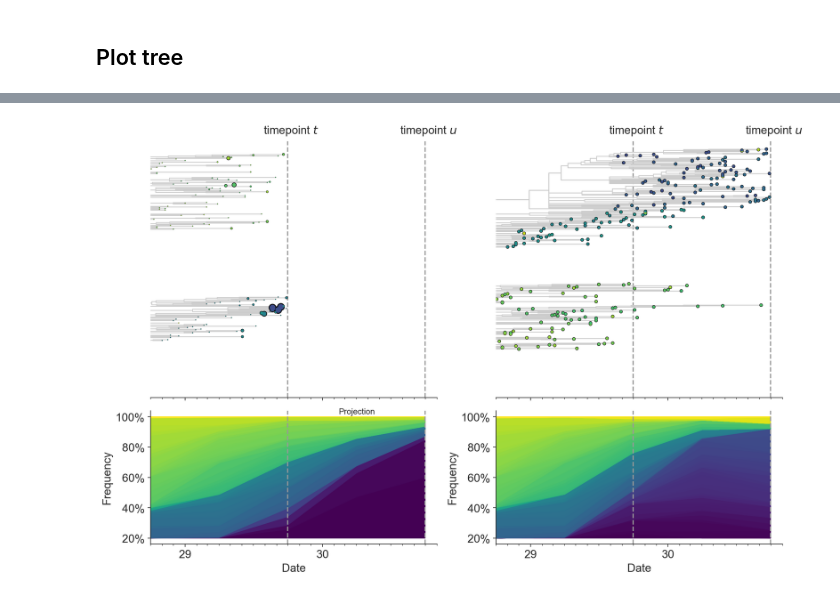
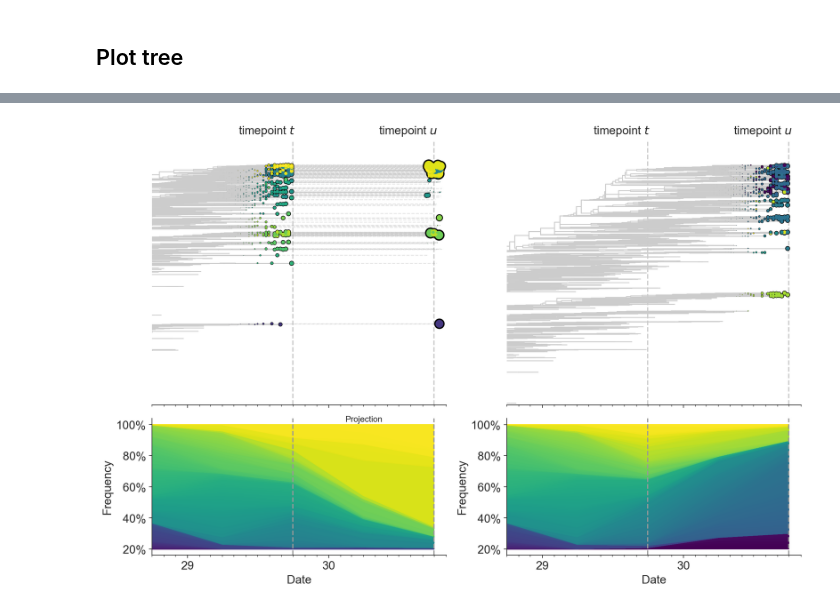
Before and after one commit to blab/flu-forecasting, a Jupyter notebook: analyses/2019-09-20-plot-model-diagram.ipynb, the cells around one changed output, grey strips where cells are left out. Drawn from its saved outputs; the diff is of its cells as text; code cells hidden in the pictures.

```diff
--- a/analyses/2019-09-20-plot-model-diagram.ipynb
+++ b/analyses/2019-09-20-plot-model-diagram.ipynb
@@ -229,7 +256,7 @@ latest_sample_date_in_t
 # %%
 earliest_date_to_plot = latest_sample_date_in_t - 2.0
 # %%
-with open("../results/auspice/flu_simulated_simulated_sample_1_2030-10-01_tree.json", "r") as fh:
+with open("../results/auspice/flu_simulated_simulated_sample_3_2030-10-01_tree.json", "r") as fh:
     tree_json_for_u = json.load(fh)
 # %%
 tree_for_u = json_to_tree(tree_json_for_u)
@@ -290,5 +317,5 @@ sns.heatmap(distances)
 # %%
-X_embedded_1d = TSNE(n_components=1, learning_rate=300).fit_transform(distances)
+X_embedded_1d = TSNE(n_components=1, learning_rate=500).fit_transform(distances)
 # %%
 fig, ax = plt.subplots(1, 1, figsize=(6, 1))
 ax.plot(X_embedded_1d[:, 0], np.zeros_like(X_embedded_1d[:, 0]), ".", alpha=0.05)
@@ -332,10 +359,10 @@ rank_df.head()
 
 Load tip frequencies from auspice. These should include a `projected_pivot` key and one or more pivots after that timepoint for each tip.
 # %%
-with open("../results/auspice/flu_simulated_simulated_sample_1_2029-10-01_tip-frequencies.json", "r") as fh:
+with open("../results/auspice/flu_simulated_simulated_sample_3_2029-10-01_tip-frequencies.json", "r") as fh:
     frequencies_for_t = json.load(fh)
 # %%
-with open("../results/auspice/flu_simulated_simulated_sample_1_2030-10-01_tip-frequencies.json", "r") as fh:
+with open("../results/auspice/flu_simulated_simulated_sample_3_2030-10-01_tip-frequencies.json", "r") as fh:
     frequencies_for_u = json.load(fh)
 # %%
 pivots = frequencies_for_t.pop("pivots")
@@ -520,14 +630,17 @@ tree_ax = fig.add_subplot(gs[0])
 tree_ax, colorbar_ax = plot_tree_by_datetime(
     tree_for_t,
     color_by_trait="rank",
-    size_by_trait="projected_frequency",
+    size_by_trait="frequency_at_t",
     ax=tree_ax,
     start_date=start_date,
     end_date=end_date,
     tip_size=tip_size,
-    initial_branch_width=1
+    initial_branch_width=1,
+    plot_projection_from_date=timepoint_t,
+    plot_projection_to_date=timepoint_u,
+    projection_attr="projected_frequency_at_u"
 )
-tree_ax.set_ylim(400, 750)
+tree_ax.set_ylim(3500, 6900)
 
 years = mdates.YearLocator()
 years_fmt = mdates.DateFormatter("%y")
@@ -537,18 +650,18 @@ tree_ax.xaxis.set_major_formatter(years_fmt)
 tree_ax.xaxis.set_minor_locator(months)
 tree_ax.format_xdata = mdates.DateFormatter("%b %y")
 
-tree_ax.text(0.49, 1.0, "timepoint $t$",
+tree_ax.text(0.39, 1.0, "timepoint $t$",
              horizontalalignment='center',
              verticalalignment='center',
              transform=tree_ax.transAxes,
              fontdict={"fontsize": 14})
-tree_ax.text(0.97, 1.0, "timepoint $u$",
+tree_ax.text(0.87, 1.0, "timepoint $u$",
              horizontalalignment='center',
              verticalalignment='center',
              transform=tree_ax.transAxes,
              fontdict={"fontsize": 14})
-tree_ax.axvline(x=timepoint_t, ymax=0.96, color="#999999", linestyle="--")
-tree_ax.axvline(x=timepoint_u, ymax=0.96, color="#999999", linestyle="--")
+tree_ax.axvline(x=timepoint_t, ymax=0.96, color="#999999", linestyle="--", alpha=0.5)
+tree_ax.axvline(x=timepoint_u, ymax=0.96, color="#999999", linestyle="--", alpha=0.5)
 
 # Frequency plot for timepoint t
 
@@ -592,64 +705,65 @@ tree_u_ax = fig.add_subplot(gs[1])
 tree_u_ax, colorbar_u_ax = plot_tree_by_datetime(
     tree_for_u,
     color_by_trait="rank",
+    size_by_trait="frequency_at_u",
     ax=tree_u_ax,
     start_date=start_date,
     end_date=end_date,
     tip_size=tip_size,
     initial_branch_width=1
 )
-tree_u_ax.set_ylim(300, 750)
+tree_u_ax.set_ylim(3500, 6900)
 
 tree_u_ax.xaxis.set_major_locator(years)
 tree_u_ax.xaxis.set_major_formatter(years_fmt)
 tree_u_ax.xaxis.set_minor_locator(months)
 tree_u_ax.format_xdata = mdates.DateFormatter("%b %y")
 
-tree_u_ax.text(0.49, 1.0, "timepoint $t$",
+tree_u_ax.text(0.39, 1.0, "timepoint $t$",
              horizontalalignment='center',
              verticalalignment='center',
              transform=tree_u_ax.transAxes,
              fontdict={"fontsize": 14})
-tree_u_ax.text(0.97, 1.0, "timepoint $u$",
+tree_u_ax.text(0.87, 1.0, "timepoint $u$",
              horizontalalignment='center',
              verticalalignment='center',
              transform=tree_u_ax.transAxes,
              fontdict={"fontsize": 14})
-tree_u_ax.axvline(x=timepoint_t, ymax=0.96, color="#999999", linestyle="--")
-tree_u_ax.axvline(x=timepoint_u, ymax=0.96, color="#999999", linestyle="--")
+tree_u_ax.axvline(x=timepoint_t, ymax=0.96, color="#999999", linestyle="--", alpha=0.5)
+tree_u_ax.axvline(x=timepoint_u, ymax=0.96, color="#999999", linestyle="--", alpha=0.5)
 
 # Frequency plot for timepoint u
 
 frequency_u_ax = fig.add_subplot(gs[3])
 baseline_u = np.zeros_like(pivots[2:])
 for strain, strain_df in rank_frequency_df_for_u.groupby(["rank", "strain"]):
     frequency_u_ax.fill_between(
         strain_df["ordinal_timepoint"].values[:projection_pivot_index + 1],
         baseline_u, baseline_u + strain_df["frequency"].values[:projection_pivot_index + 1],
         color=strain_df["color"].unique()[0]
     )
     baseline_u = baseline_u + strain_df["frequency"].values[:projection_pivot_index + 1]
 
 frequency_u_ax.axvline(x=timepoint_t, color="#999999", linestyle="--")
 frequency_u_ax.axvline(x=timepoint_u, color="#999999", linestyle="--")
 
 frequency_u_ax.set_yticklabels(['{:3.0f}%'.format(x*100) for x in [0, 0.2, 0.4, 0.6, 0.8, 1.0]])
 frequency_u_ax.set_ylabel("Frequency")
 frequency_u_ax.set_xlabel("Date")
 
 frequency_u_ax.set_xlim(start_date, end_date)
 
 frequency_u_ax.xaxis.set_major_locator(years)
 frequency_u_ax.xaxis.set_major_formatter(years_fmt)
 frequency_u_ax.xaxis.set_minor_locator(months)
 frequency_u_ax.format_xdata = mdates.DateFormatter("%b %y")
 
 fig.autofmt_xdate(rotation=0, ha="center")
 gs.tight_layout(fig, h_pad=1.0)
 
-#plt.savefig("../manuscript/figures/distance-based-fitness-model.png")
+plt.savefig("../manuscript/figures/distance-based-fitness-model.png")
 # %% [output]
-[figure, old version]
+[figure, new version]
 # %%
 for tip in tree_for_u.find_clades(terminal=True):
     if "projected_frequency" in tip.attr:
```
Also changed, not shown: parts of 35 cells of this notebook, 3 other files.
